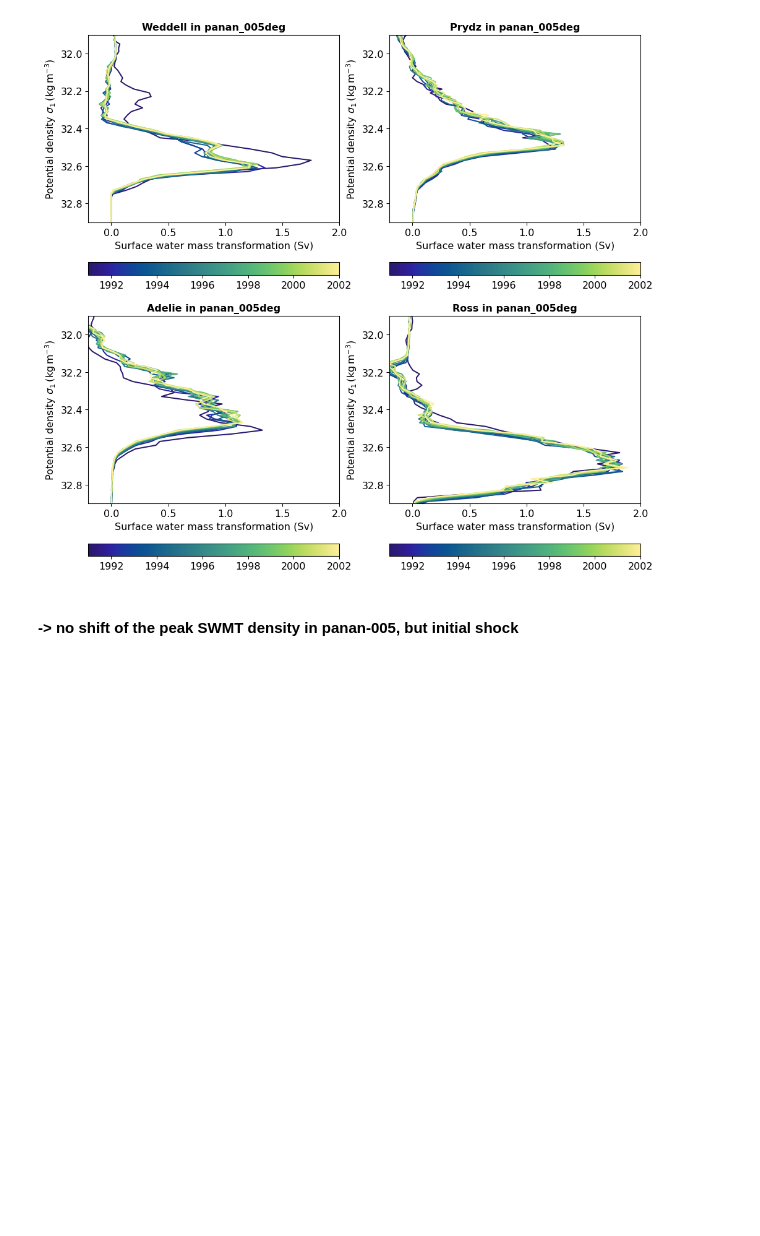
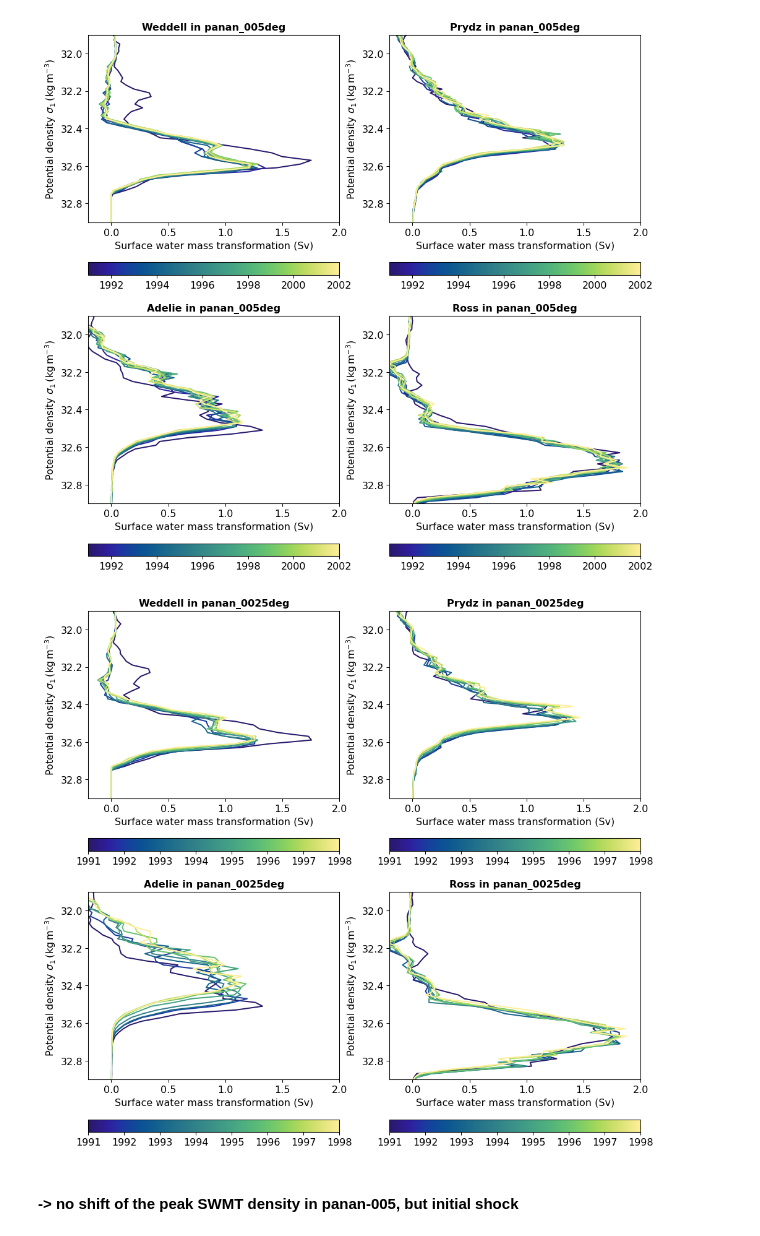
Before and after one commit to schmidt-christina/mom6_comparison, a Jupyter notebook: DSW_formation_export_comparison.ipynb, the cells around one changed output. Saved outputs shown, nothing was run; the diff lists cells and outputs as text; code cells hidden in the pictures; blank space fills up the shorter version.

```diff
--- a/DSW_formation_export_comparison.ipynb
+++ b/DSW_formation_export_comparison.ipynb
@@ -602,6 +627,14 @@ expt = 'panan_005deg'
 plot_swmt_in_each_DSW_region_each_year(expt)
 # %% [output]
 [figure]
+# %%
+plt.figure(figsize=(12, 12))
+plt.subplots_adjust(hspace=.05)
+
+expt = 'panan_0025deg'
+plot_swmt_in_each_DSW_region_each_year(expt)
+# %% [output]
+[figure, added]
 # %% [markdown]
 #### -> no shift of the peak SWMT density in panan-005, but initial shock
 # %%
```
Also changed, not shown: parts of 11 cells of this notebook.
